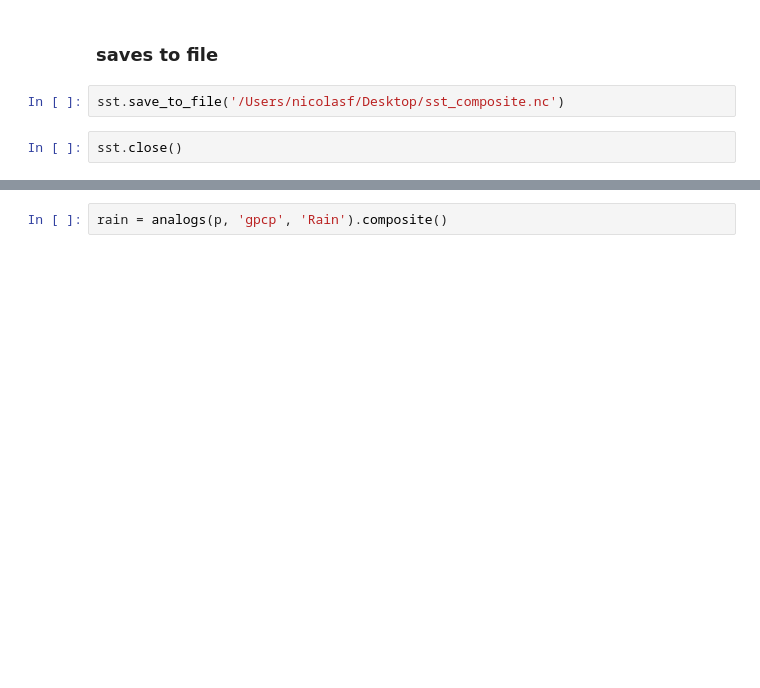
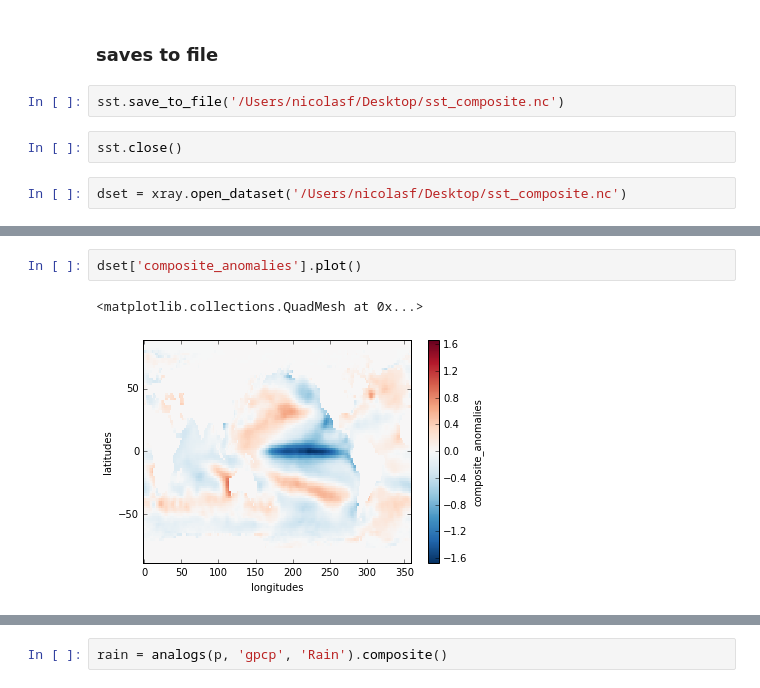
Before and after one commit to nicolasfauchereau/paleopy, a Jupyter notebook: notebooks/proxy.ipynb, the cells around one changed output, grey strips where cells are left out. Saved outputs shown, nothing was run; the diff lists cells and outputs as text; blank space fills up the shorter version.

```diff
--- a/notebooks/proxy.ipynb
+++ b/notebooks/proxy.ipynb
@@ -211,3 +305,5 @@ f = scalar_plot(sst, test=0.05, proj='cyl').plot()
 sst.save_to_file('/Users/nicolasf/Desktop/sst_composite.nc')
 # %%
 sst.close()
+# %%
+dset = xray.open_dataset('/Users/nicolasf/Desktop/sst_composite.nc')
@@ -213,0 +323,5 @@ sst.close()
+# %%
+dset['composite_anomalies'].plot()
+# %% [output]
+<matplotlib.collections.QuadMesh at 0x...>
+[figure, added]
```
Also changed, not shown: parts of 25 cells of this notebook, 3 other files.
